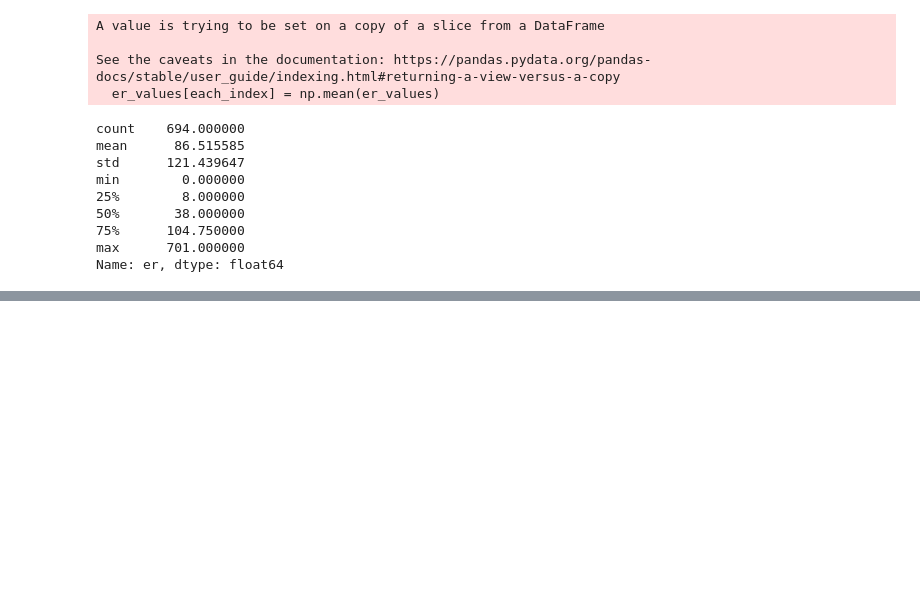
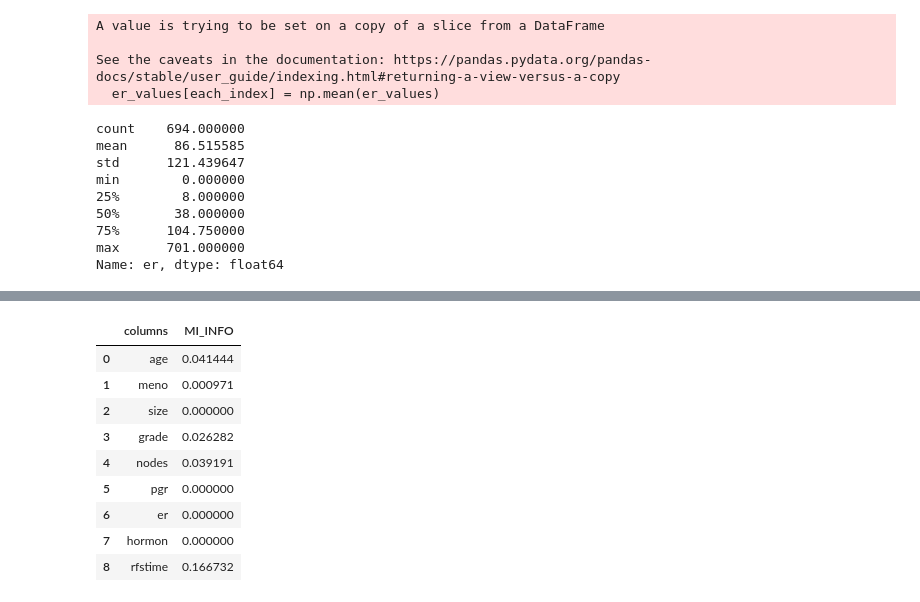
Before and after one commit to cthacker-udel/MLIntro, a Jupyter notebook: notebooks/breast_cancer/index.ipynb, the cells around one changed output, grey strips where cells are left out. Saved outputs shown, nothing was run; the diff lists cells and outputs as text; code cells hidden in the pictures; blank space fills up the shorter version.

```diff
--- a/notebooks/breast_cancer/index.ipynb
+++ b/notebooks/breast_cancer/index.ipynb
@@ -590,0 +605,24 @@ rfc.score(test_x, test_y)
+# %%
+from sklearn.feature_selection import mutual_info_classif
+
+bcd_clone = breast_cancer_dataframe.copy()
+
+mi_classif = mutual_info_classif(bcd_clone.drop(columns=['status', 'Unnamed: 0', 'pid']),
+                                 bcd_clone['status'], discrete_features=bcd_clone['status'])
+
+mi_dataframe = pd.DataFrame({'columns': bcd_clone.drop(columns=['Unnamed: 0', 'status', 'pid']).columns})
+
+mi_dataframe['MI_INFO'] = mi_classif
+
+mi_dataframe
+# %% [output]
+|  | columns | MI_INFO |
+| 0 | age | 0.041444 |
+| 1 | meno | 0.000971 |
+| 2 | size | 0.000000 |
+| 3 | grade | 0.026282 |
+| 4 | nodes | 0.039191 |
+| 5 | pgr | 0.000000 |
+| 6 | er | 0.000000 |
+| 7 | hormon | 0.000000 |
+| 8 | rfstime | 0.166732 |
```
Also changed, not shown: parts of 21 cells of this notebook, 1 other file.
